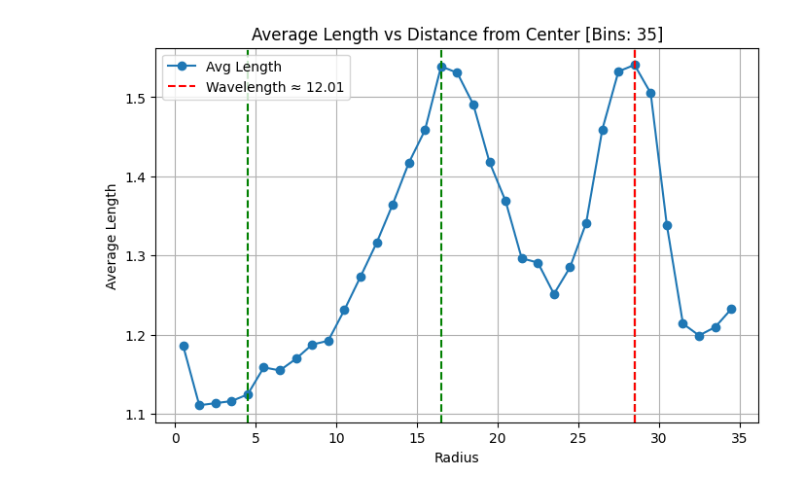
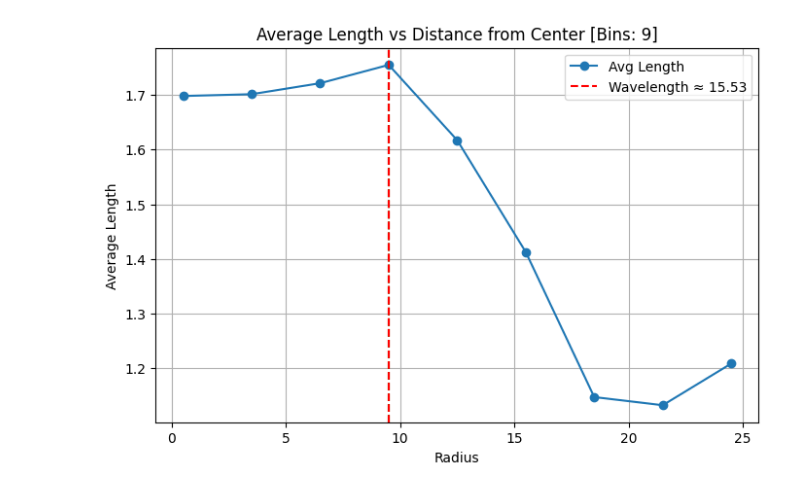
Before and after one commit to ManuelLerchner/ProliferatingCellCollectives-IDP, a Jupyter notebook: analysis/analyze.ipynb, the cells around one changed output. Saved outputs shown, nothing was run; the diff lists cells and outputs as text; code cells hidden in the pictures.

Commit message:
data analysis

```diff
--- a/analysis/analyze.ipynb
+++ b/analysis/analyze.ipynb
@@ -33,29 +51,29 @@ import wavelength
 # %%
-bin_centers, avg_length, wavelength_fft = wavelength.find_wavelength_from_data(
+bin_centers, avg_length, wavelength_fft = wavelength.comprehensive_wavelength_analysis(
     particles)
 
 plt.figure(figsize=(8, 5))
 plt.plot(bin_centers, avg_length, "o-", label="Avg Length")
 plt.xlabel("Radius")
 plt.ylabel("Average Length")
 plt.title(f"Average Length vs Distance from Center [Bins: {bin_centers.size}]")
 plt.grid(True)
 
 # place vertical lines at multiples of wavelength
 first_peak = bin_centers[np.argmax(avg_length)]
 max_radius = bin_centers.max()
 
 for direction, color in [(+1, "r"), (-1, "g")]:
     current = first_peak
     while 0 < current < max_radius:
         plt.axvline(current, color=color, linestyle="--")
         current += direction * wavelength_fft
 
 # add one legend entry for wavelength
 plt.axvline(first_peak, color="r", linestyle="--",
             label=f"Wavelength ≈ {wavelength_fft:.2f}")
 
 plt.legend()
 plt.show()
 # %% [output]
-[figure, old version]
+[figure, new version]
```
Also changed, not shown: parts of 9 cells of this notebook, 17 other files.
